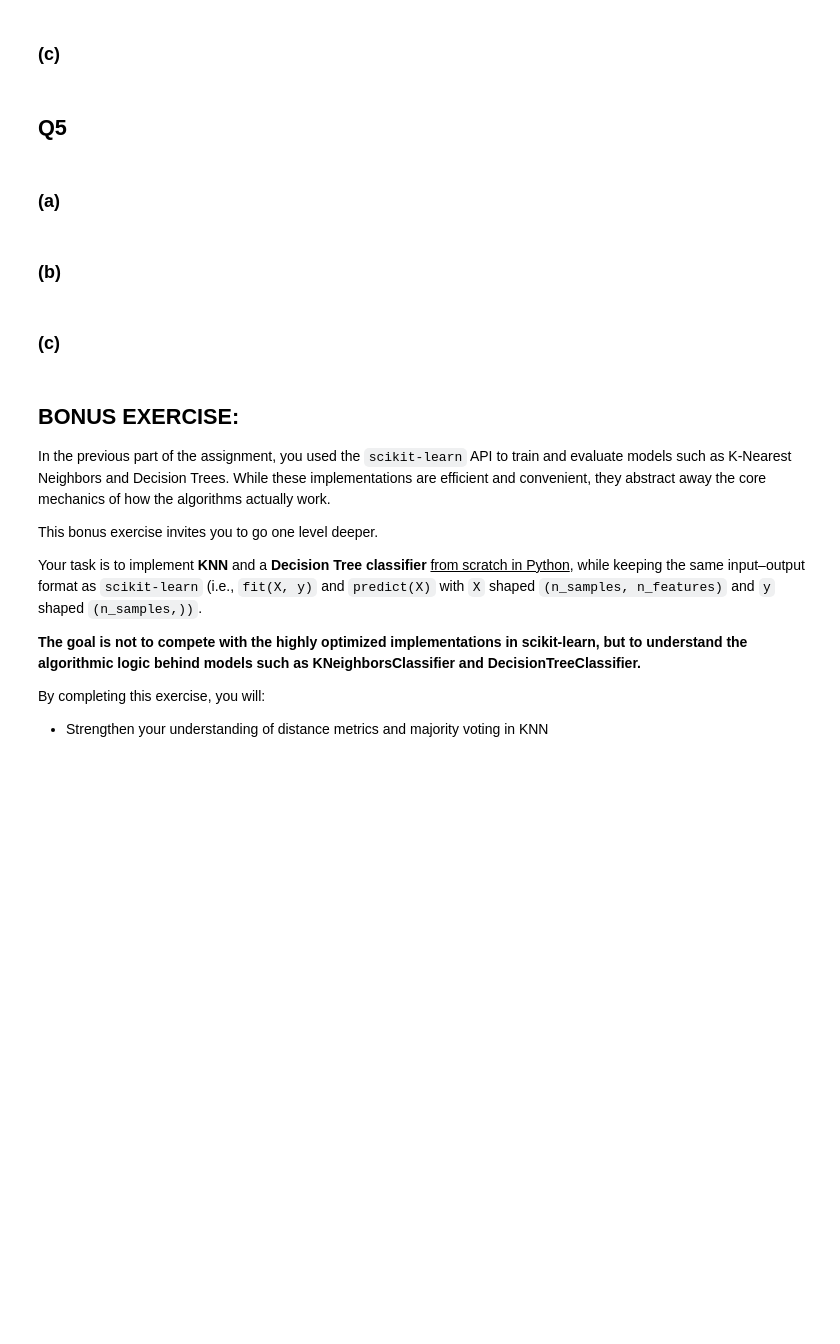
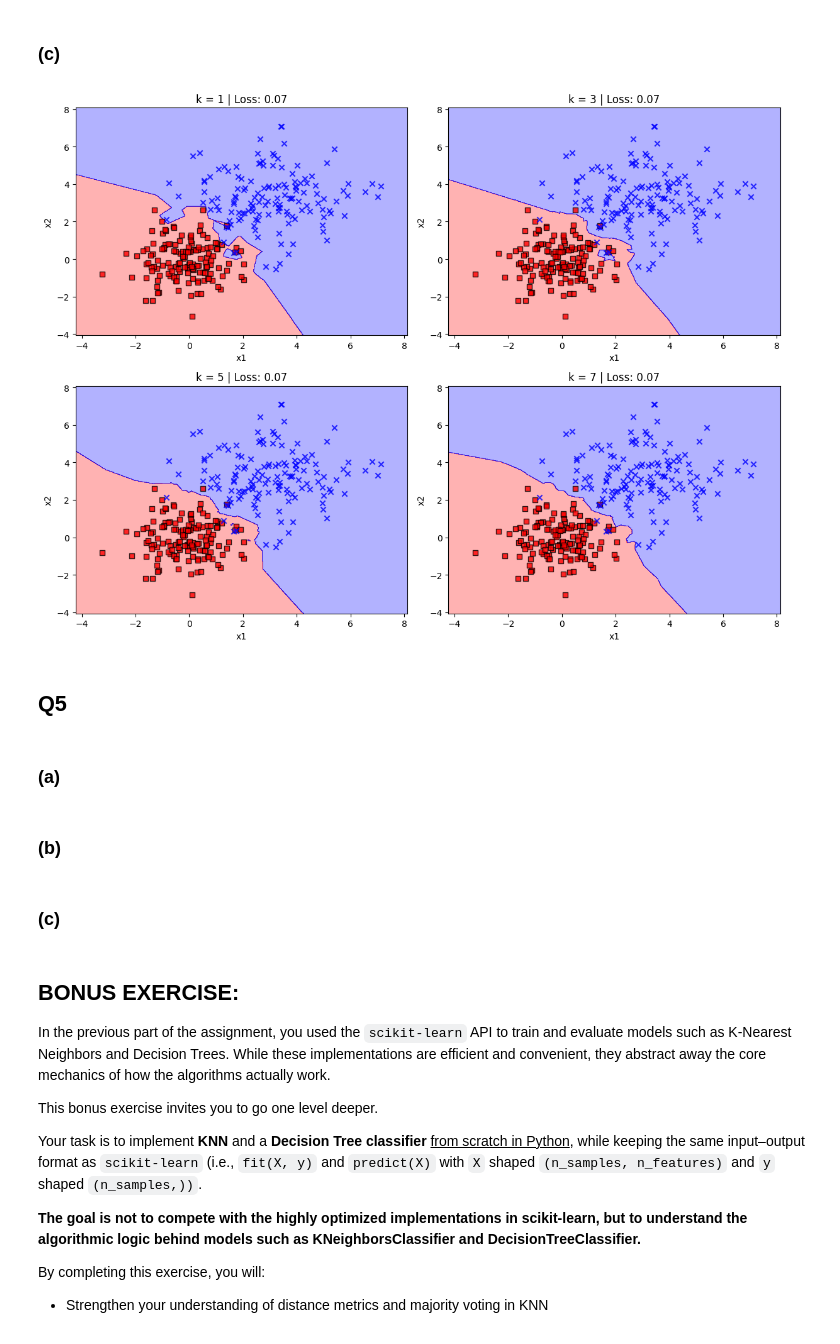
Before and after one commit to JadeHe233/COMP4702, a Jupyter notebook: PracW2.ipynb, the cells around one changed output. Saved outputs shown, nothing was run; the diff lists cells and outputs as text; code cells hidden in the pictures; blank space fills up the shorter version.

```diff
--- a/PracW2.ipynb
+++ b/PracW2.ipynb
@@ -63,7 +63,7 @@ from sklearn.neighbors import KNeighborsClassifier
 from sklearn.metrics import accuracy_score
 
 # TODO: Split to X (input_features) and y (label) into training and testing sets
-X_train, y_train = ...
-X_test, y_test = ...
+X_train, y_train = train_class[['x1', 'x2']], train_class['label']
+X_test, y_test = test_class[['x1', 'x2']], test_class['label']
 # %%
 # TODO: Initialize the k-NN classifier with k = 3
@@ -100,16 +105,30 @@ def plot_decision_regions(X, y, classifier, resolution=0.02):
     cmap = ListedColormap(colors[:len(np.unique(y))])
 
     # TODO: Generate grid of points
-    ...
+    x1_min, x1_max = X[:, 0].min() - 1, X[:, 0].max() + 1
+    x2_min, x2_max = X[:, 1].min() - 1, X[:, 1].max() + 1
+
+    xx1, xx2 = np.meshgrid(np.arange(x1_min, x1_max, resolution),
+                           np.arange(x2_min, x2_max, resolution))
 
     # TODO: Predicting labels for grid of points
-    ...
+    Z = classifier.predict(np.array([xx1.ravel(), xx2.ravel()]).T)
+    Z = Z.reshape(xx1.shape)
 
     # TODO: Plot contour
-    ...
+    plt.contourf(xx1, xx2, Z, alpha=0.3, cmap=cmap)
+    plt.xlim(xx1.min(), xx1.max())
+    plt.ylim(xx2.min(), xx2.max())
 
     # TODO: Plot training points
-    ...
+    for idx, cl in enumerate(np.unique(y)):
+        plt.scatter(x=X[y == cl, 0],
+                    y=X[y == cl, 1],
+                    alpha=0.8,
+                    c=colors[idx],
+                    marker=markers[idx],
+                    label=cl,
+                    edgecolor='black')
 # %%
 # Plot decision regions and data points
 plt.figure(figsize=(10, 8))
@@ -124,27 +145,37 @@ plt.show()
 # %%
 # Experiment with different k values
 k_values = [1, 3, 5, 7]
 
 plt.figure(figsize=(12, 9))
 
 for i, k in enumerate(k_values, 1):
     # TODO: Initialize the k-NN classifier with the current k value
-    knn_classifier = ...
+    knn_classifier = KNeighborsClassifier(n_neighbors=k)
 
     # TODO: Train the classifier on the training data
-    ...
+    knn_classifier.fit(X_train, y_train)
 
     # TODO: Make predictions on the test data
-    ...
+    y_test_pred = knn_classifier.predict(X_test)
 
     # TODO: Calculate accuracy and loss
-    ...
+    test_acc = accuracy_score(y_test, y_test_pred)
+    test_loss = 1 - test_acc
 
     # TODO: Plot decision regions
-    ...
+    plt.subplot(2, 2, i) # Creates a 2x2 grid of plots
+
+    # Note: Use .values if X_train is a DataFrame
+    plot_decision_regions(X_train.values, y_train.values, classifier=knn_classifier)
+
+    plt.title(f'k = {k} | Loss: {test_loss:.2f}')
+    plt.xlabel('x1')
+    plt.ylabel('x2')
 
 plt.tight_layout()
 plt.show()
+# %% [output]
+[figure, added]
 # %% [markdown]
 ## Q5
 # %% [markdown]
```
Also changed, not shown: parts of 3 cells of this notebook.
